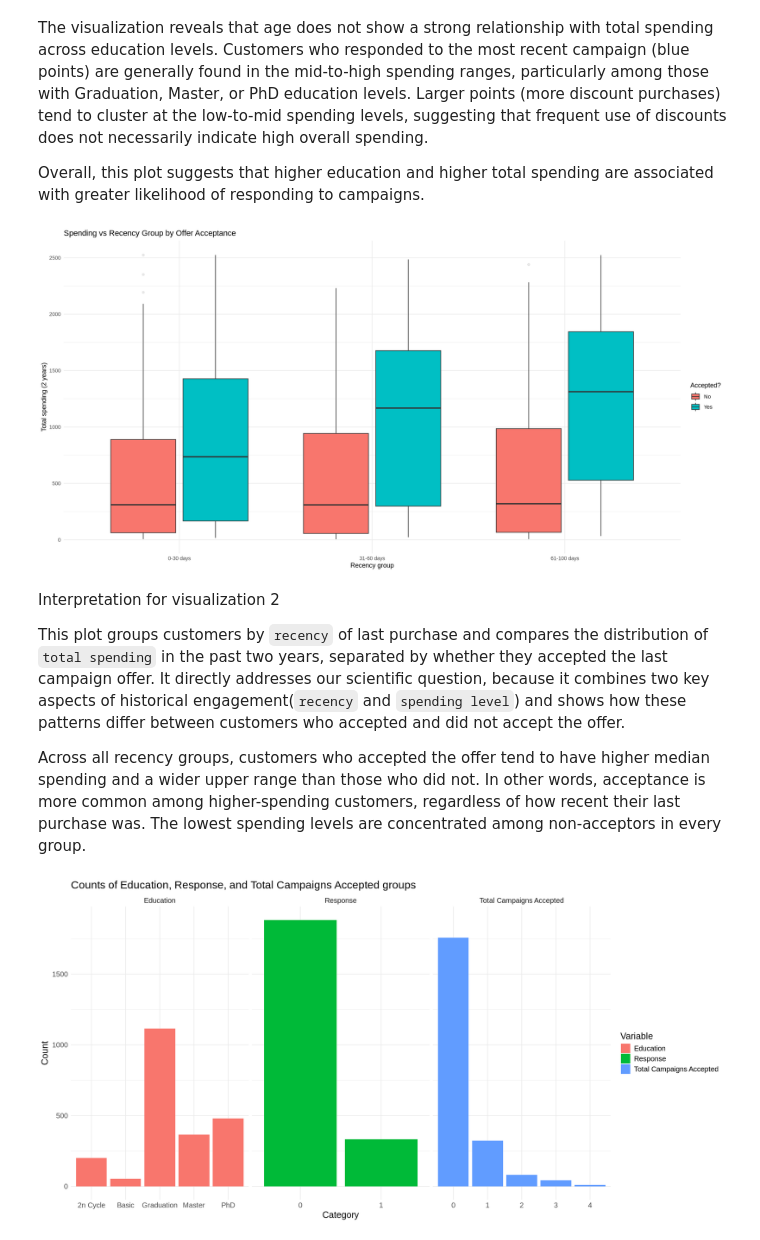
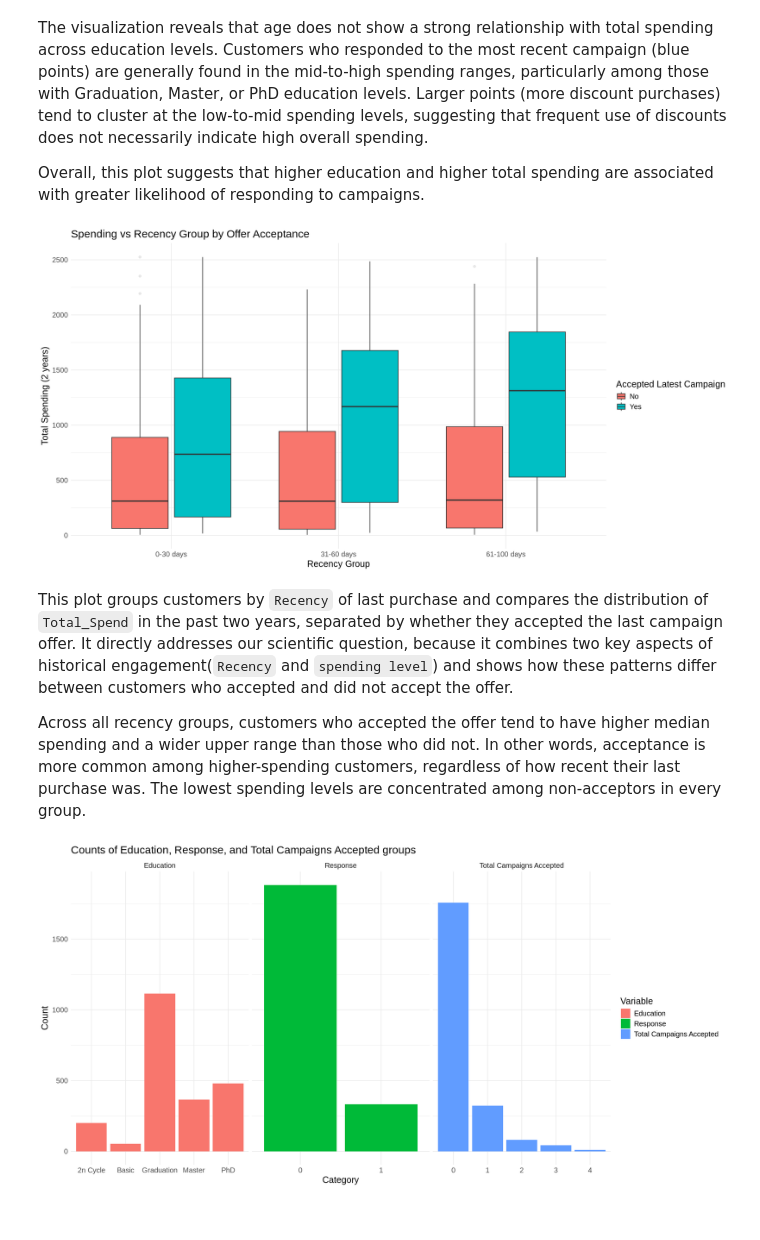
Before and after one commit to nelsonli2323/STAT-301-Project, a Jupyter notebook: Final_Report.ipynb, the cells around one changed output. Drawn from its saved outputs; the diff is of its cells as text; code cells hidden in the pictures.

```diff
--- a/Final_Report.ipynb
+++ b/Final_Report.ipynb
@@ -231,40 +213,36 @@ The visualization reveals that age does not show a strong relationship with tota
 Overall, this plot suggests that higher education and higher total spending are associated with greater likelihood of responding to campaigns.
 # %%
 # Visualization 2
-# TODO
+options(repr.plot.width = 16, repr.plot.height = 8)
 
 customer_plot <- customer_data_clean %>%
   mutate(
-    response_f = dplyr::recode(as.character(Response),
-                               "0" = "No",
-                               "1" = "Yes"),
-
+    response_f = dplyr::recode(as.character(Response), "0" = "No", "1" = "Yes"),
     RecencyGroup = cut(
       Recency,
       breaks = c(0, 30, 60, 100),
       labels = c("0-30 days", "31-60 days", "61-100 days"),
       include.lowest = TRUE
     )
   )
 
-ggplot(customer_plot,
-       aes(x = RecencyGroup, y = Total_Spend, fill = response_f)) +
-  geom_boxplot(outlier.alpha = 0.1) +
-  labs(
-    title = "Spending vs Recency Group by Offer Acceptance",
-    x = "Recency group",
-    y = "Total spending (2 years)",
-    fill = "Accepted?"
-  ) +
-  theme_minimal()
+customer_plot %>%
+    ggplot(aes(x = RecencyGroup, y = Total_Spend, fill = response_f)) +
+    geom_boxplot(outlier.alpha = 0.1) +
+    labs(
+        title = "Spending vs Recency Group by Offer Acceptance",
+        x = "Recency Group",
+        y = "Total Spending (2 years)",
+        fill = "Accepted Latest Campaign"
+    ) +
+    theme_minimal() +
+    theme(text = element_text(size = 15))
 # %% [output]
-[figure, old version]
+[figure, new version]
 # %% [markdown]
-Interpretation for visualization 2
+This plot groups customers by `Recency` of last purchase and compares the distribution of `Total_Spend` in the past two years, separated by whether they accepted the last campaign offer. It directly addresses our scientific question, because it combines two key aspects of historical engagement(`Recency` and `spending level`) and shows how these patterns differ between customers who accepted and did not accept the offer.
 
-This plot groups customers by `recency` of last purchase and compares the distribution of `total spending` in the past two years, separated by whether they accepted the last campaign offer. It directly addresses our scientific question, because it combines two key aspects of historical engagement(`recency` and `spending level`) and shows how these patterns differ between customers who accepted and did not accept the offer.
-
- Across all recency groups, customers who accepted the offer tend to have higher median spending and a wider upper range than those who did not. In other words, acceptance is more common among higher-spending customers, regardless of how recent their last purchase was. The lowest spending levels are concentrated among non-acceptors in every group.
+Across all recency groups, customers who accepted the offer tend to have higher median spending and a wider upper range than those who did not. In other words, acceptance is more common among higher-spending customers, regardless of how recent their last purchase was. The lowest spending levels are concentrated among non-acceptors in every group.
 # %%
 options(repr.plot.width = 16, repr.plot.height = 8)
 
```
Also changed, not shown: parts of 1 cell of this notebook.
